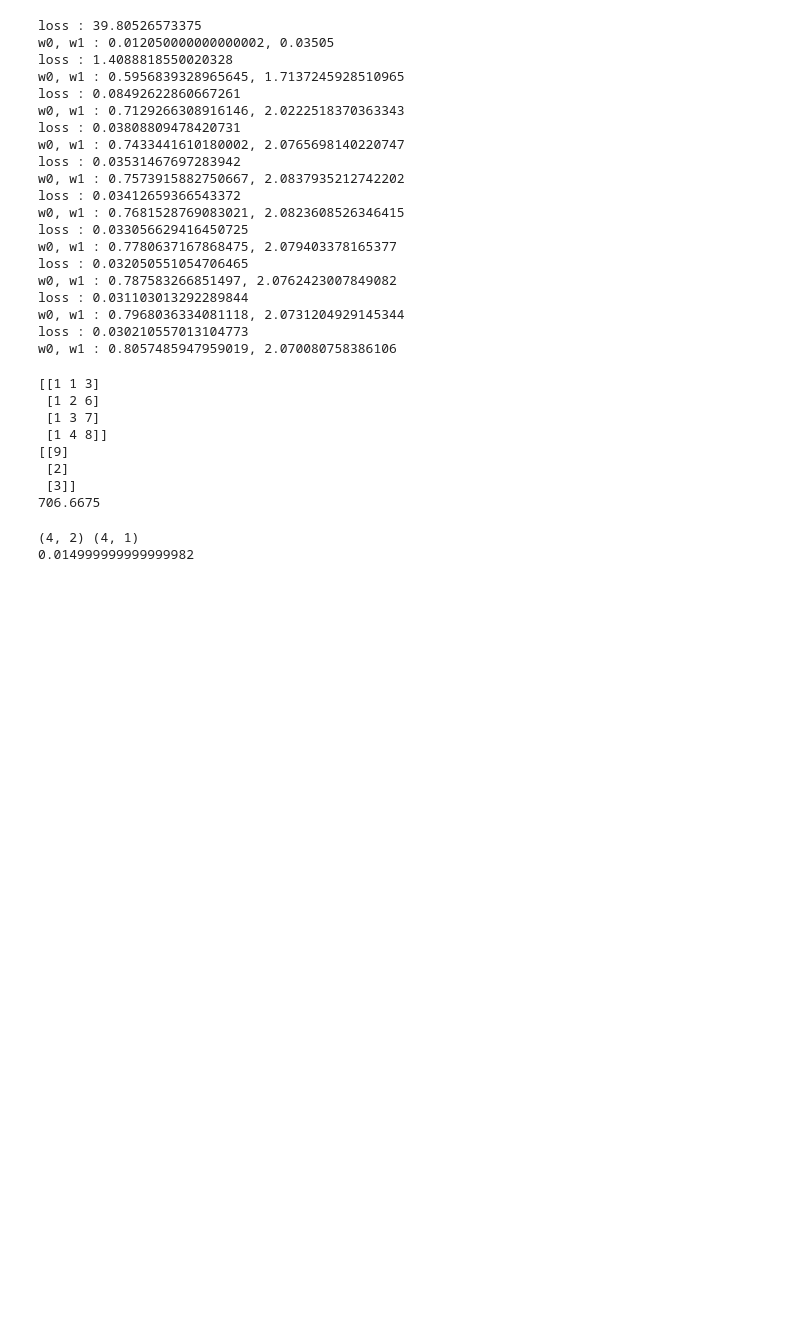
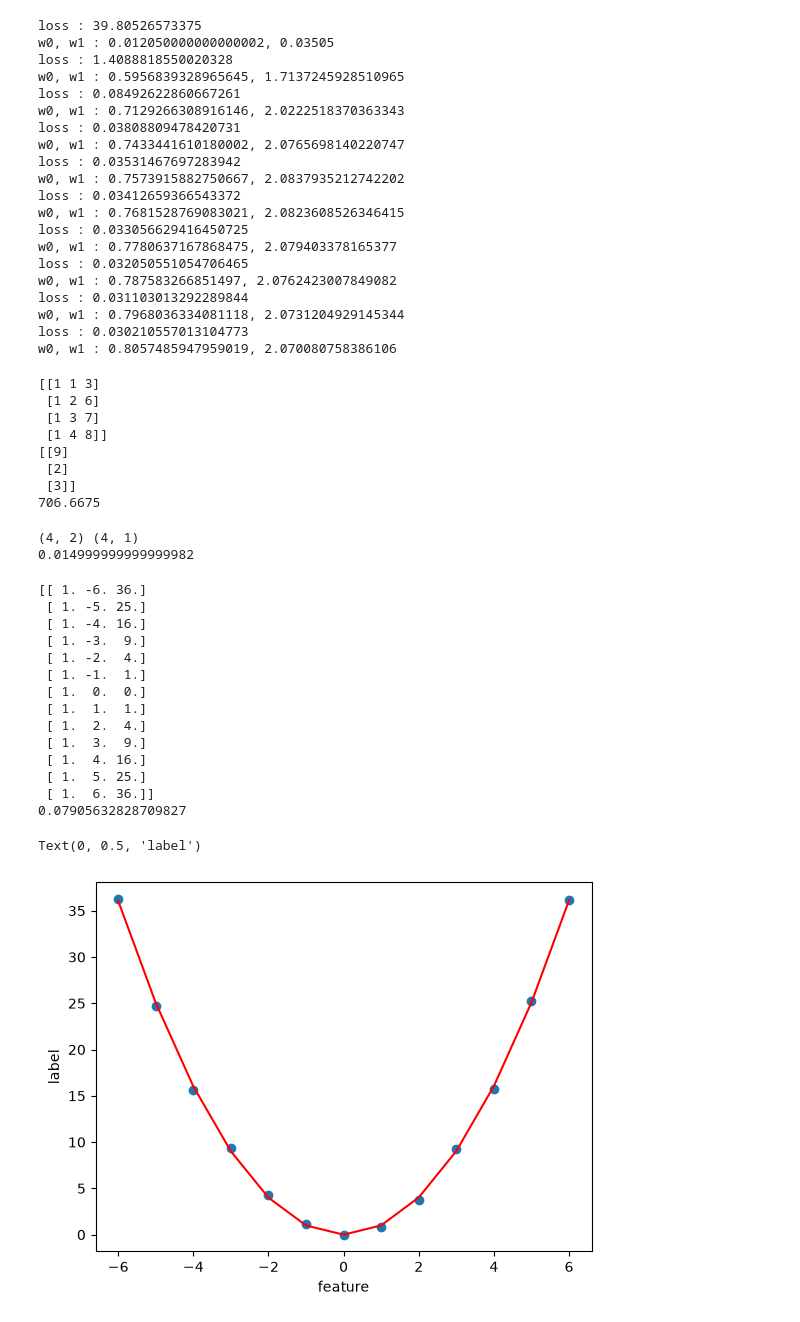
Before and after one commit to rush020114/workspace, a Jupyter notebook: next_ai/chapter05/regression.ipynb, the cells around one changed output. Drawn from its saved outputs; the diff is of its cells as text; code cells hidden in the pictures; blank space fills up the shorter version.

Commit message:
study polynomial regression

```diff
--- a/next_ai/chapter05/regression.ipynb
+++ b/next_ai/chapter05/regression.ipynb
@@ -288,3 +288,55 @@ print(loss(prediction, label_data))
 # %% [output]
 (4, 2) (4, 1)
 0.014999999999999982
+# %%
+import numpy as np
+import matplotlib.pyplot as plt
+from sklearn.preprocessing import PolynomialFeatures
+from sklearn.linear_model import LinearRegression
+
+feature_data = np.array([-6, -5, -4, -3, -2, -1, 0, 1, 2, 3, 4, 5, 6]).reshape((-1,1))
+label_data = np.array([36.3, 24.7, 15.6, 9.4, 4.3, 1.2, 0, 0.8, 3.7, 9.3, 15.7, 25.3, 36.2]).reshape((-1,1))
+
+# feature data를 차수에 맞게 변형시키는 도구(매개변수가 차수를 의미)
+poly = PolynomialFeatures(2)
+
+# feature를 설정된 차수만큼 변형
+# feature를 곡선 형태(2차,3차 등)에 맞는 컬럼들로 변형해주면, 여전히 w에 대해서는 선형이라 least square를 그대로 사용할 수 있다.
+# 최고차항보다 낮은 X차수가 들어가는 이유는 함수꼴이 낮은 차수도 포함한 식일 가능성이 높기 때문이다.
+# 결론: 다중 선형회귀는 서로 다른 변수(센서)들을 각각 컬럼으로 추가하는 것이고,
+#       다항회귀는 하나의 변수(x)를 x, x², x³ 등으로 파생시켜 컬럼으로 추가하는 것이다.
+#       즉 둘 다 "X에 컬럼을 추가해서 표현력을 넓힌다"는 점에서 같은 원리이며,
+#       다항회귀는 다중회귀의 특수한 경우로 볼 수 있다.
+X = poly.fit_transform(feature_data)
+print(X)
+sci_model = LinearRegression()
+sci_model.fit(X, label_data)
+
+prediction = sci_model.predict(X)
+
+def loss(prediction, label):
+  error = label - prediction
+  return np.mean(error ** 2)
+
+print(loss(prediction, label_data))
+plt.scatter(feature_data, label_data)
+plt.plot(feature_data, prediction, 'r')
+plt.xlabel('feature')
+plt.ylabel('label')
+# %% [output]
+[[ 1. -6. 36.]
+ [ 1. -5. 25.]
+ [ 1. -4. 16.]
+ [ 1. -3.  9.]
+ [ 1. -2.  4.]
+ [ 1. -1.  1.]
+ [ 1.  0.  0.]
+ [ 1.  1.  1.]
+ [ 1.  2.  4.]
+ [ 1.  3.  9.]
+ [ 1.  4. 16.]
+ [ 1.  5. 25.]
+ [ 1.  6. 36.]]
+0.07905632828709827
+Text(0, 0.5, 'label')
+[figure, added]
```
